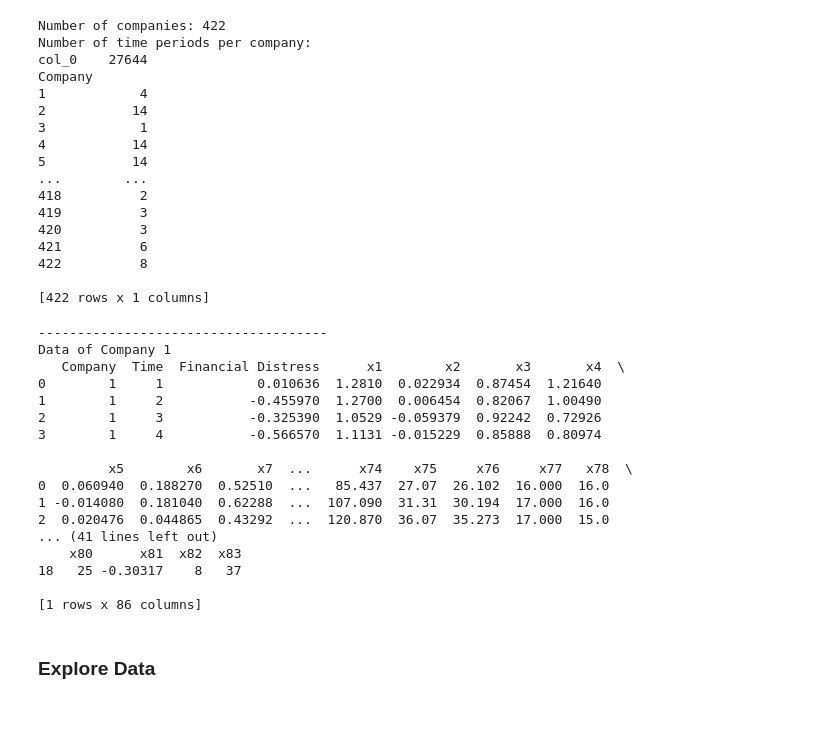
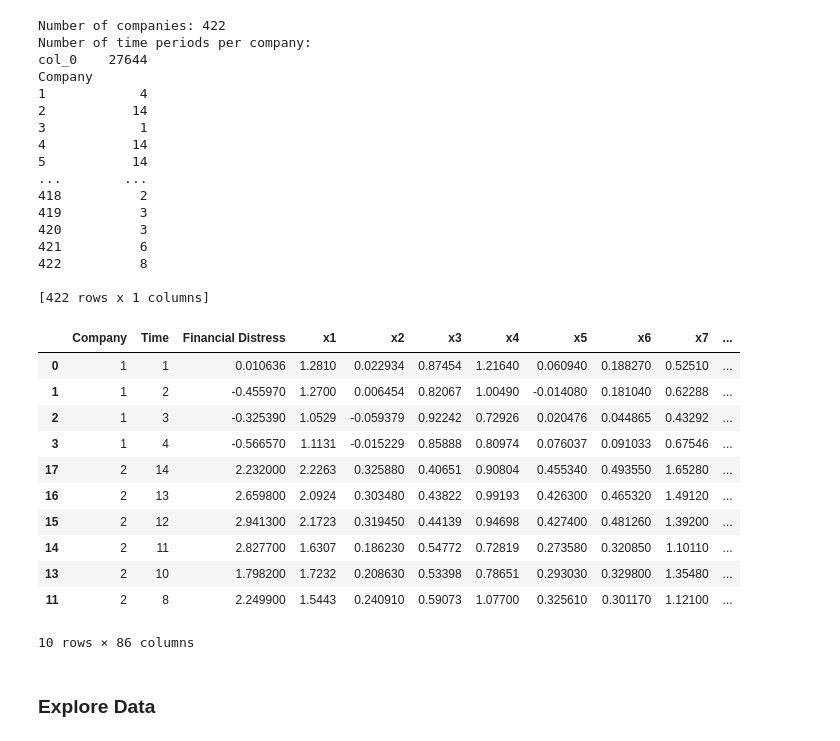
Before and after one commit to AndreCatarino/Financial-Distress-Prediction, a Jupyter notebook: docs/02_data_understanding.ipynb, the cells around one changed output. Drawn from its saved outputs; the diff is of its cells as text; code cells hidden in the pictures; blank space fills up the shorter version.

```diff
--- a/docs/02_data_understanding.ipynb
+++ b/docs/02_data_understanding.ipynb
@@ -104,35 +104,23 @@ Company
 422          8
 
 [422 rows x 1 columns]
-# %%
-# Take a look at the data based on Groups per Company
-grouped_company = df.groupby('Company')
-
-
-group_gen = ((name, group) for name, group in grouped_company)
-for name, group in itertools.islice(group_gen, 3):
-    # For each group, print and show the data
-    print('-------------------------------------')
-    print("Data of Company", name)
-    print(group.head())
-# %% [output]
--------------------------------------
-Data of Company 1
-   Company  Time  Financial Distress      x1        x2       x3       x4  \
-0        1     1            0.010636  1.2810  0.022934  0.87454  1.21640
-1        1     2           -0.455970  1.2700  0.006454  0.82067  1.00490
-2        1     3           -0.325390  1.0529 -0.059379  0.92242  0.72926
-3        1     4           -0.566570  1.1131 -0.015229  0.85888  0.80974
-
-         x5        x6       x7  ...      x74    x75     x76     x77   x78  \
-0  0.060940  0.188270  0.52510  ...   85.437  27.07  26.102  16.000  16.0
-1 -0.014080  0.181040  0.62288  ...  107.090  31.31  30.194  17.000  16.0
-2  0.020476  0.044865  0.43292  ...  120.870  36.07  35.273  17.000  15.0
-... (41 lines left out)
-    x80      x81  x82  x83
-18   25 -0.30317    8   37
-
-[1 rows x 86 columns]
+# %%
+# Group the data by company
+grouped_company = df.sort_values(by=["Company"])
+grouped_company.head(10)
+# %% [output]
+|  | Company | Time | Financial Distress | x1 | x2 | x3 | x4 | x5 | x6 | x7 | ... |
+| 0 | 1 | 1 | 0.010636 | 1.2810 | 0.022934 | 0.87454 | 1.21640 | 0.060940 | 0.188270 | 0.52510 | ... |
+| 1 | 1 | 2 | -0.455970 | 1.2700 | 0.006454 | 0.82067 | 1.00490 | -0.014080 | 0.181040 | 0.62288 | ... |
+| 2 | 1 | 3 | -0.325390 | 1.0529 | -0.059379 | 0.92242 | 0.72926 | 0.020476 | 0.044865 | 0.43292 | ... |
+| 3 | 1 | 4 | -0.566570 | 1.1131 | -0.015229 | 0.85888 | 0.80974 | 0.076037 | 0.091033 | 0.67546 | ... |
+| 17 | 2 | 14 | 2.232000 | 2.2263 | 0.325880 | 0.40651 | 0.90804 | 0.455340 | 0.493550 | 1.65280 | ... |
+| 16 | 2 | 13 | 2.659800 | 2.0924 | 0.303480 | 0.43822 | 0.99193 | 0.426300 | 0.465320 | 1.49120 | ... |
+| 15 | 2 | 12 | 2.941300 | 2.1723 | 0.319450 | 0.44139 | 0.94698 | 0.427400 | 0.481260 | 1.39200 | ... |
+| 14 | 2 | 11 | 2.827700 | 1.6307 | 0.186230 | 0.54772 | 0.72819 | 0.273580 | 0.320850 | 1.10110 | ... |
+| 13 | 2 | 10 | 1.798200 | 1.7232 | 0.208630 | 0.53398 | 0.78651 | 0.293030 | 0.329800 | 1.35480 | ... |
+| 11 | 2 | 8 | 2.249900 | 1.5443 | 0.240910 | 0.59073 | 1.07700 | 0.325610 | 0.301170 | 1.12100 | ... |
+10 rows × 86 columns
 # %% [markdown]
 ### Explore Data
 # %%
```
Also changed, not shown: parts of 1 cell of this notebook, 9 other files.
